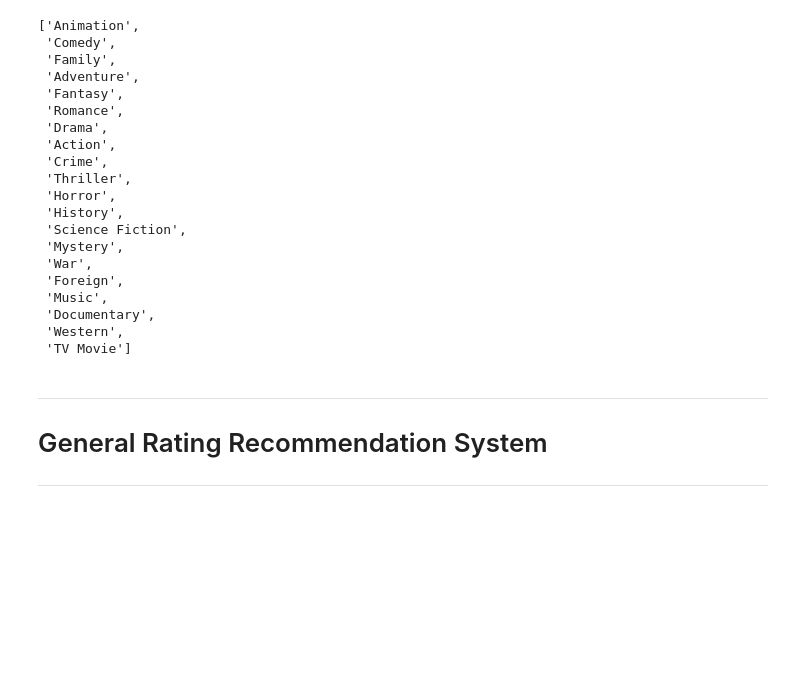
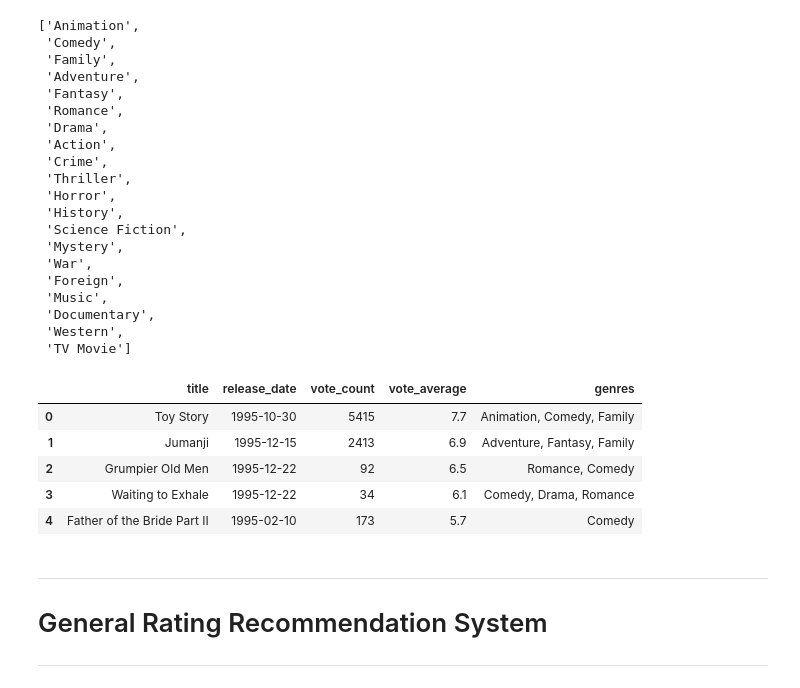
Before and after one commit to denissotnikov4/movie-recommender-systems, a Jupyter notebook: rating_recommendation_system.ipynb, the cells around one changed output. Drawn from its saved outputs; the diff is of its cells as text; code cells hidden in the pictures; blank space fills up the shorter version.

Commit message:
Created 'drop_list_genres' function

```diff
--- a/rating_recommendation_system.ipynb
+++ b/rating_recommendation_system.ipynb
@@ -97,3 +83,7 @@ def value_counts_for_genres(df):
       if k not in genres:
         genres.append(k)
   return genres
+# %%
+def drop_list_genres(df):
+  df.genres = [', '.join(i) for i in df.genres]
+  return df
@@ -120,6 +116,17 @@ value_counts_for_genres(df)
  'Documentary',
  'Western',
  'TV Movie']
+# %%
+df = drop_list_genres(df)
+# %%
+df.head()
+# %% [output]
+|  | title | release_date | vote_count | vote_average | genres |
+| 0 | Toy Story | 1995-10-30 | 5415 | 7.7 | Animation, Comedy, Family |
+| 1 | Jumanji | 1995-12-15 | 2413 | 6.9 | Adventure, Fantasy, Family |
+| 2 | Grumpier Old Men | 1995-12-22 | 92 | 6.5 | Romance, Comedy |
+| 3 | Waiting to Exhale | 1995-12-22 | 34 | 6.1 | Comedy, Drama, Romance |
+| 4 | Father of the Bride Part II | 1995-02-10 | 173 | 5.7 | Comedy |
 # %% [markdown]
 
 
```
Also changed, not shown: parts of 4 cells of this notebook.
